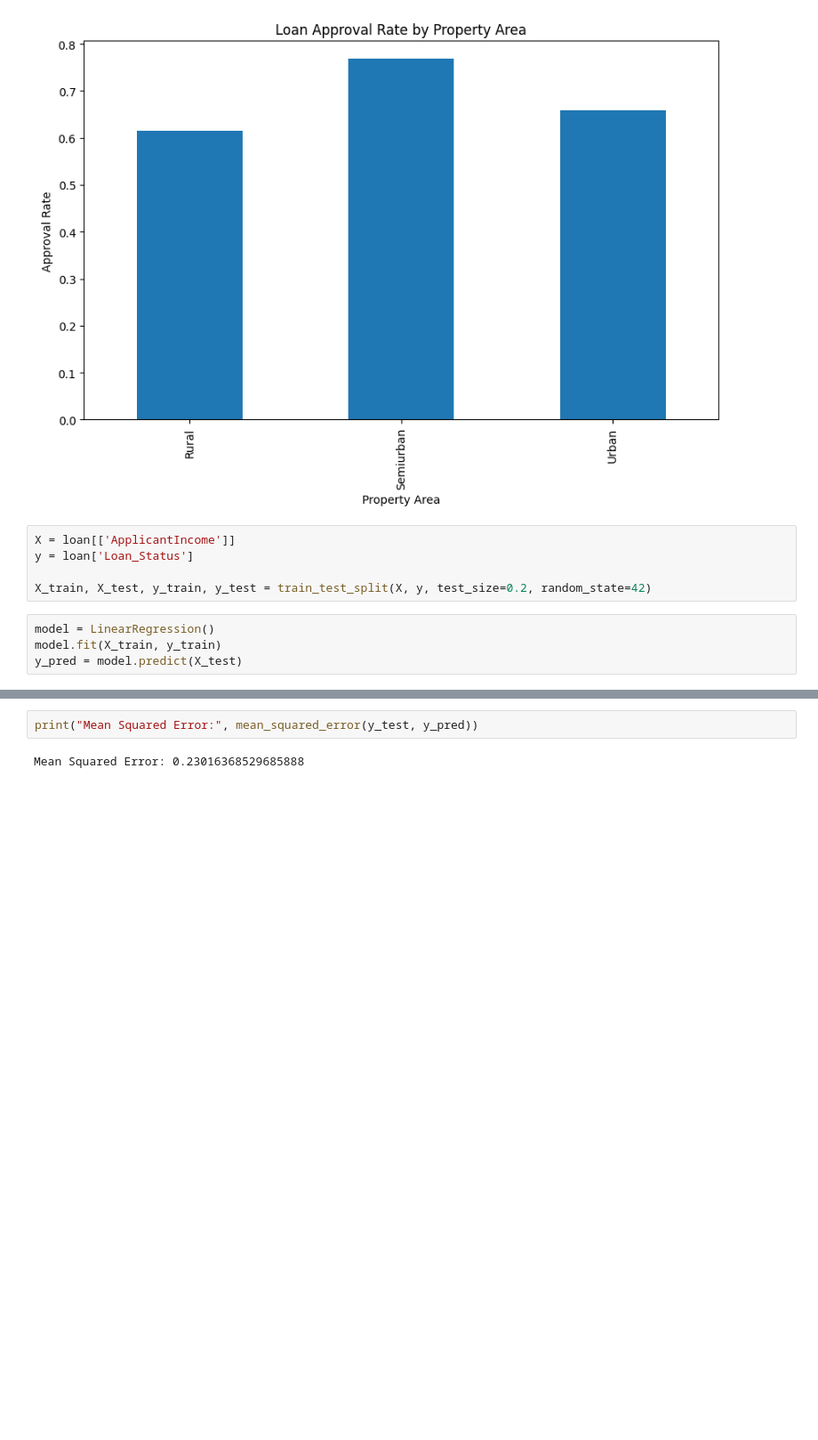
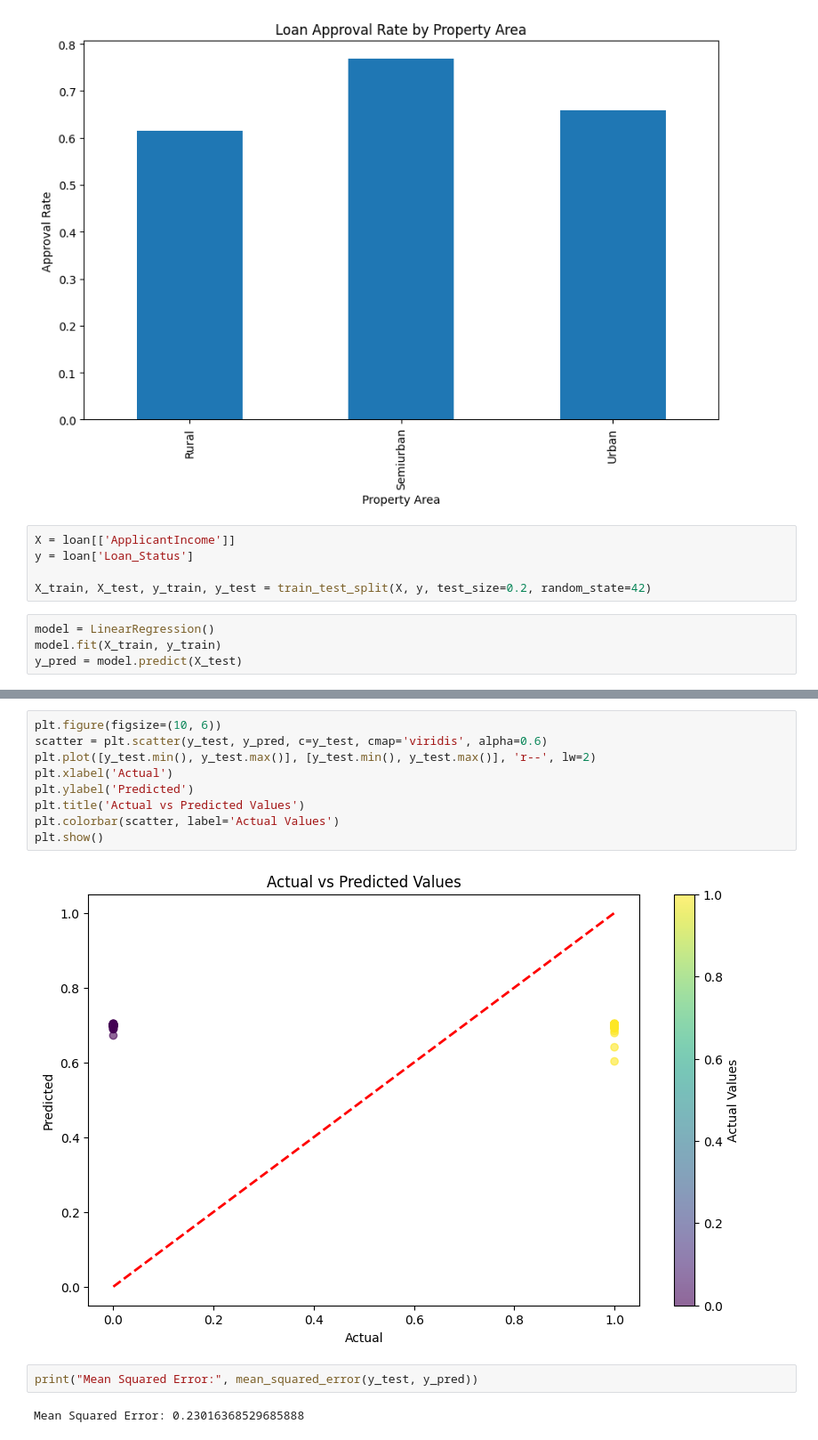
Before and after one commit to prnvpwr2612/ML-Labs, a Jupyter notebook: Self Written/Loan Approval/Linear Regression.ipynb, the cells around one changed output, grey strips where cells are left out. Shown at 89% size. Cells and saved outputs as stored; diff of their text form; blank space fills up the shorter version.

```diff
--- a/Self Written/Loan Approval/Linear Regression.ipynb
+++ b/Self Written/Loan Approval/Linear Regression.ipynb
@@ -77,3 +76,14 @@ plt.show()
+# %%
+plt.figure(figsize=(10, 6))
+scatter = plt.scatter(y_test, y_pred, c=y_test, cmap='viridis', alpha=0.6)
+plt.plot([y_test.min(), y_test.max()], [y_test.min(), y_test.max()], 'r--', lw=2)
+plt.xlabel('Actual')
+plt.ylabel('Predicted')
+plt.title('Actual vs Predicted Values')
+plt.colorbar(scatter, label='Actual Values')
+plt.show()
+# %% [output]
+[figure, added]
 # %%
 print("Mean Squared Error:", mean_squared_error(y_test, y_pred))
 # %% [output]
```
Also changed, not shown: parts of 4 cells of this notebook.
